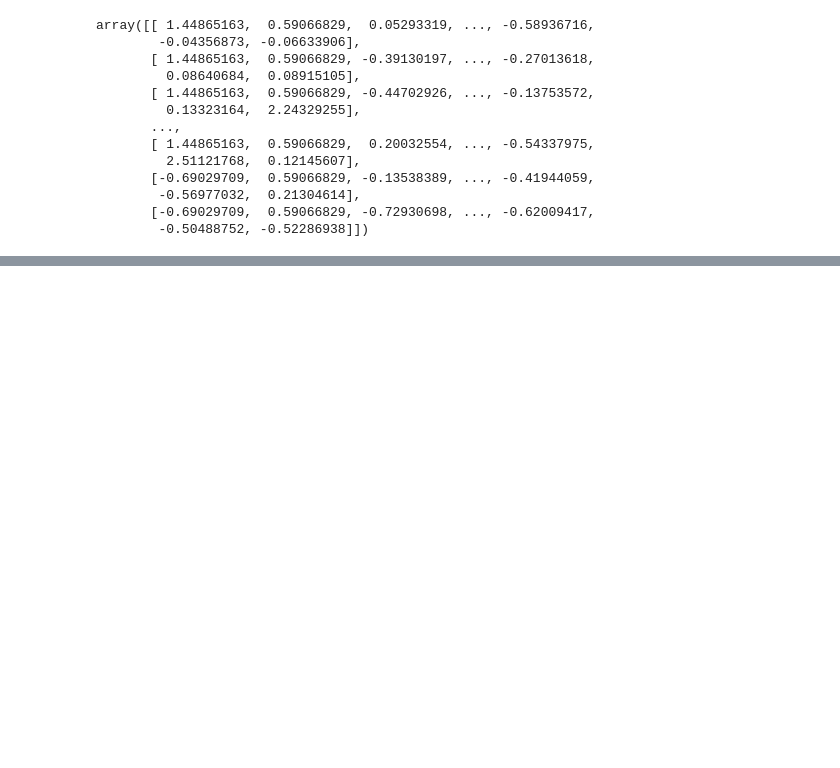
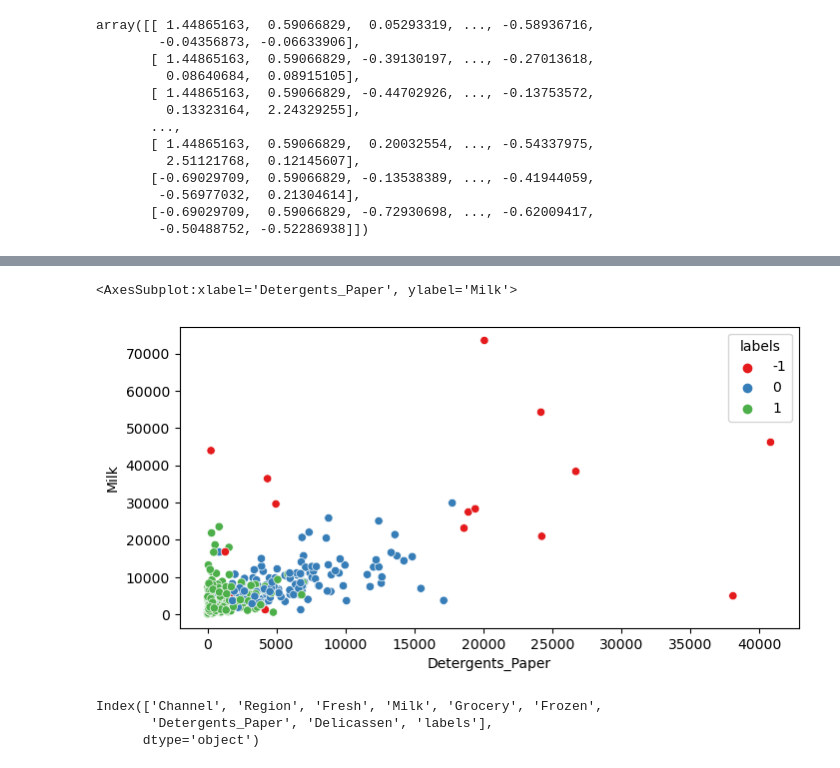
Before and after one commit to Naveen-janakiraman/Projects, a Jupyter notebook: Outliers project using DBSCAN.ipynb, the cells around one changed output, grey strips where cells are left out. Cells and saved outputs as stored; diff of their text form; code cells hidden in the pictures; blank space fills up the shorter version.

```diff
--- a/Outliers project using DBSCAN.ipynb
+++ b/Outliers project using DBSCAN.ipynb
@@ -132,0 +223,4 @@ array([[ 1.44865163,  0.59066829,  0.05293319, ..., -0.58936716,
+# %%
+plt.figure(figsize=(8,4),dpi=100)
+sns.scatterplot(data=df,y='Milk',x='Detergents_Paper',hue='labels',palette='Set1')
+# %% [output]
@@ -132,0 +229,8 @@ array([[ 1.44865163,  0.59066829,  0.05293319, ..., -0.58936716,
+<AxesSubplot:xlabel='Detergents_Paper', ylabel='Milk'>
+[figure, added]
+# %%
+df.columns
+# %% [output]
+Index(['Channel', 'Region', 'Fresh', 'Milk', 'Grocery', 'Frozen',
+       'Detergents_Paper', 'Delicassen', 'labels'],
+      dtype='object')
```
Also changed, not shown: parts of 22 cells of this notebook.
